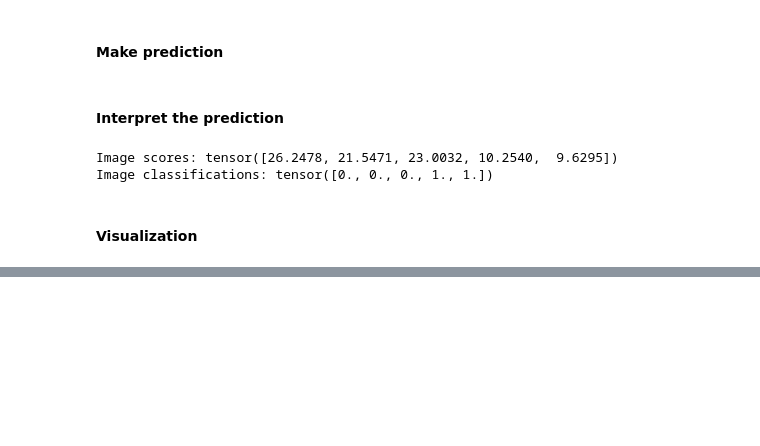
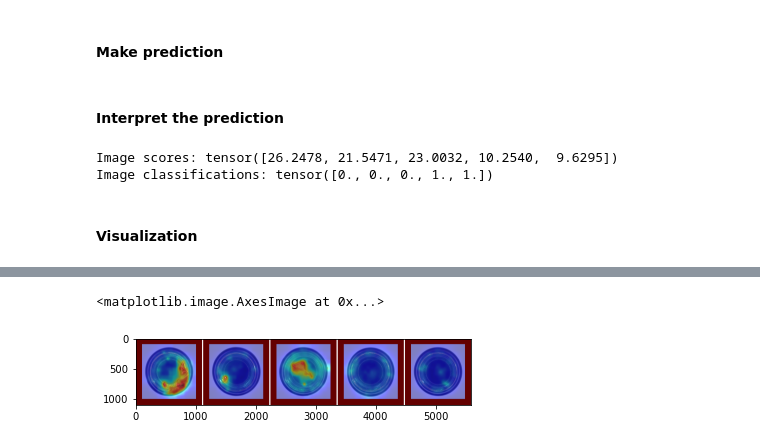
Before and after one commit to OpenAOI/anodet, a Jupyter notebook: notebooks/padim_example.ipynb, the cells around one changed output, grey strips where cells are left out. Saved outputs shown, nothing was run; the diff lists cells and outputs as text; code cells hidden in the pictures; blank space fills up the shorter version.

```diff
--- a/notebooks/padim_example.ipynb
+++ b/notebooks/padim_example.ipynb
@@ -104,0 +98,8 @@ for idx in range(len(images)):
+# %%
+heat_maps = anodet.visualization.heatmap_images(test_images, score_maps, alpha=0.5)
+heat_maps = np.array([anodet.visualization.frame_image(m, color=(100, 0, 0), padding=100) for m in heat_maps])
+tot_img = anodet.visualization.merge_images(heat_maps, margin=20)
+plt.imshow(tot_img)
+# %% [output]
+<matplotlib.image.AxesImage at 0x...>
+[figure, added]
```
Also changed, not shown: parts of 7 cells of this notebook, 9 other files.
